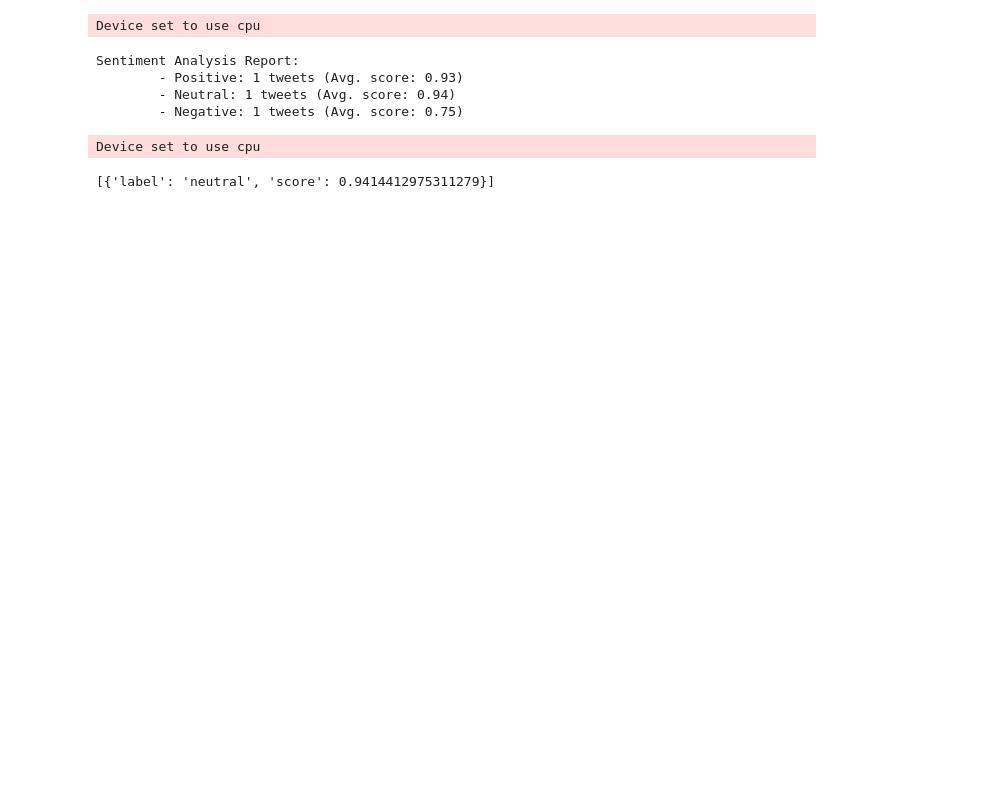
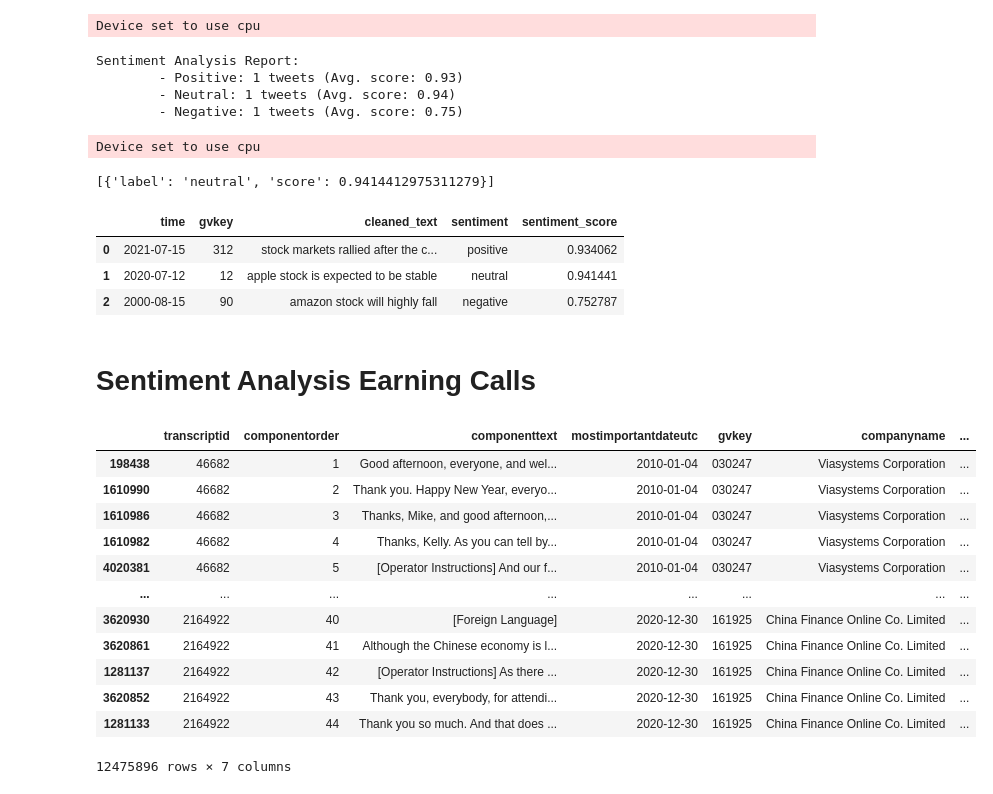
Before and after one commit to Loris-EPFL/MLFIN_Project, a Jupyter notebook: Predictors.ipynb, the cells around one changed output. Drawn from its saved outputs; the diff is of its cells as text; code cells hidden in the pictures; blank space fills up the shorter version.

```diff
--- a/Predictors.ipynb
+++ b/Predictors.ipynb
@@ -140,0 +150,26 @@ Device set to use cpu
+# %%
+sentiment
+# %% [output]
+|  | time | gvkey | cleaned_text | sentiment | sentiment_score |
+| 0 | 2021-07-15 | 312 | stock markets rallied after the c... | positive | 0.934062 |
+| 1 | 2020-07-12 | 12 | apple stock is expected to be stable | neutral | 0.941441 |
+| 2 | 2000-08-15 | 90 | amazon stock will highly fall | negative | 0.752787 |
+# %% [markdown]
+# Sentiment Analysis Earning Calls
+# %%
+reports = ReportsProcessing('datasets/Predictors/earnings_calls_sorted.parquet', 'clean')
+reports.data
+# %% [output]
+|  | transcriptid | componentorder | componenttext | mostimportantdateutc | gvkey | companyname | ... |
+| 198438 | 46682 | 1 | Good afternoon, everyone, and wel... | 2010-01-04 | 030247 | Viasystems Corporation | ... |
+| 1610990 | 46682 | 2 | Thank you. Happy New Year, everyo... | 2010-01-04 | 030247 | Viasystems Corporation | ... |
+| 1610986 | 46682 | 3 | Thanks, Mike, and good afternoon,... | 2010-01-04 | 030247 | Viasystems Corporation | ... |
+| 1610982 | 46682 | 4 | Thanks, Kelly. As you can tell by... | 2010-01-04 | 030247 | Viasystems Corporation | ... |
+| 4020381 | 46682 | 5 | [Operator Instructions] And our f... | 2010-01-04 | 030247 | Viasystems Corporation | ... |
+| ... | ... | ... | ... | ... | ... | ... | ... |
+| 3620930 | 2164922 | 40 | [Foreign Language] | 2020-12-30 | 161925 | China Finance Online Co. Limited | ... |
+| 3620861 | 2164922 | 41 | Although the Chinese economy is l... | 2020-12-30 | 161925 | China Finance Online Co. Limited | ... |
+| 1281137 | 2164922 | 42 | [Operator Instructions] As there ... | 2020-12-30 | 161925 | China Finance Online Co. Limited | ... |
+| 3620852 | 2164922 | 43 | Thank you, everybody, for attendi... | 2020-12-30 | 161925 | China Finance Online Co. Limited | ... |
+| 1281133 | 2164922 | 44 | Thank you so much. And that does ... | 2020-12-30 | 161925 | China Finance Online Co. Limited | ... |
+12475896 rows × 7 columns
```
Also changed, not shown: parts of 15 cells of this notebook, 1 other file.
